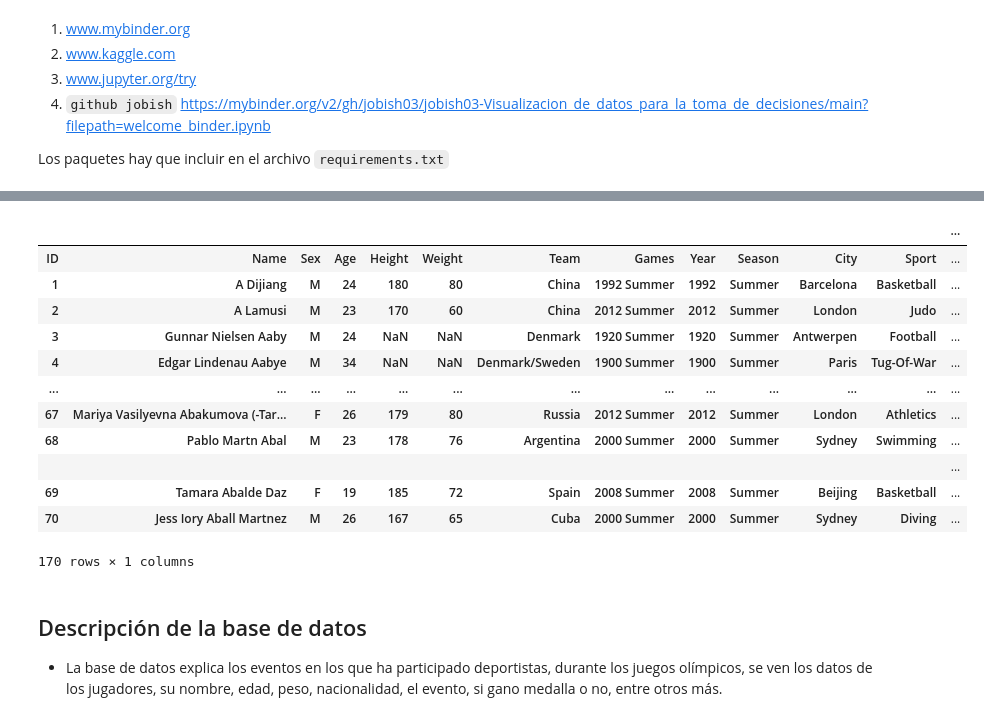
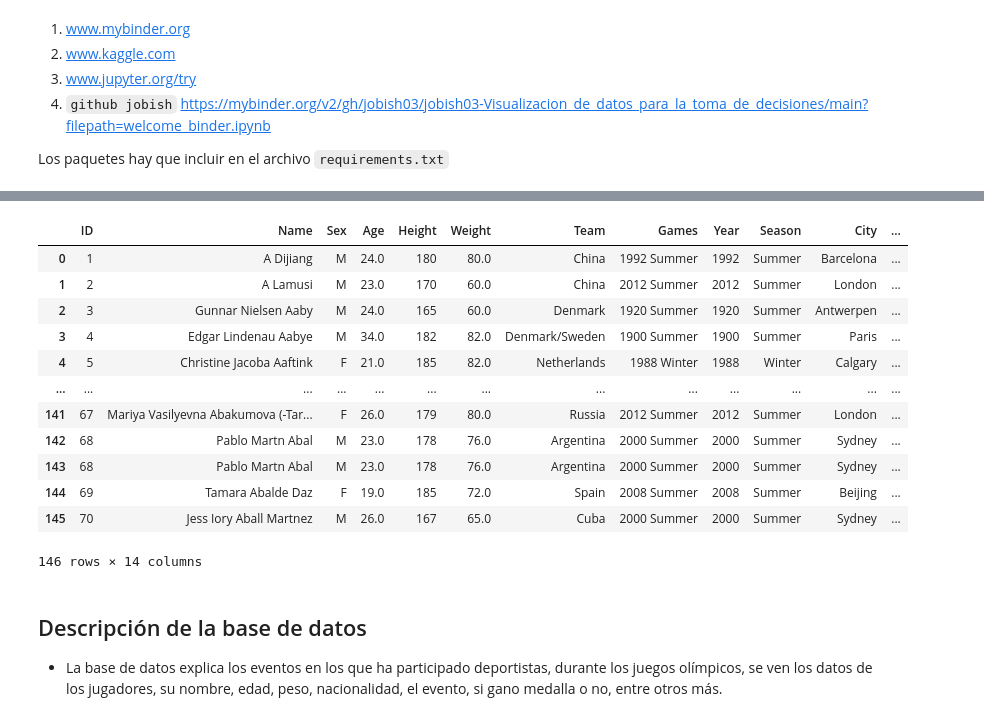
Before and after one commit to maferguillen00/2, a Jupyter notebook: ACT6&10.ipynb, the cells around one changed output, grey strips where cells are left out. Cells and saved outputs as stored; diff of their text form; code cells hidden in the pictures.

```diff
--- a/ACT6&10.ipynb
+++ b/ACT6&10.ipynb
@@ -51,20 +49,20 @@ import seaborn as sns
 # %%
-df = pd.read_csv('athletes_events.csv')
+df = pd.read_csv('athletes_games.csv')
 df
 # %% [output]
-|  |  |  |  |  |  |  |  |  |  |  |  | ... |
-| ID | Name | Sex | Age | Height | Weight | Team | Games | Year | Season | City | Sport | ... |
-| 1 | A Dijiang | M | 24 | 180 | 80 | China | 1992 Summer | 1992 | Summer | Barcelona | Basketball | ... |
-| 2 | A Lamusi | M | 23 | 170 | 60 | China | 2012 Summer | 2012 | Summer | London | Judo | ... |
-| 3 | Gunnar Nielsen Aaby | M | 24 | NaN | NaN | Denmark | 1920 Summer | 1920 | Summer | Antwerpen | Football | ... |
-| 4 | Edgar Lindenau Aabye | M | 34 | NaN | NaN | Denmark/Sweden | 1900 Summer | 1900 | Summer | Paris | Tug-Of-War | ... |
+|  | ID | Name | Sex | Age | Height | Weight | Team | Games | Year | Season | City | ... |
+| 0 | 1 | A Dijiang | M | 24.0 | 180 | 80.0 | China | 1992 Summer | 1992 | Summer | Barcelona | ... |
+| 1 | 2 | A Lamusi | M | 23.0 | 170 | 60.0 | China | 2012 Summer | 2012 | Summer | London | ... |
+| 2 | 3 | Gunnar Nielsen Aaby | M | 24.0 | 165 | 60.0 | Denmark | 1920 Summer | 1920 | Summer | Antwerpen | ... |
+| 3 | 4 | Edgar Lindenau Aabye | M | 34.0 | 182 | 82.0 | Denmark/Sweden | 1900 Summer | 1900 | Summer | Paris | ... |
+| 4 | 5 | Christine Jacoba Aaftink | F | 21.0 | 185 | 82.0 | Netherlands | 1988 Winter | 1988 | Winter | Calgary | ... |
 | ... | ... | ... | ... | ... | ... | ... | ... | ... | ... | ... | ... | ... |
-| 67 | Mariya Vasilyevna Abakumova (-Tar... | F | 26 | 179 | 80 | Russia | 2012 Summer | 2012 | Summer | London | Athletics | ... |
-| 68 | Pablo Martn Abal | M | 23 | 178 | 76 | Argentina | 2000 Summer | 2000 | Summer | Sydney | Swimming | ... |
-|  |  |  |  |  |  |  |  |  |  |  |  | ... |
-| 69 | Tamara Abalde Daz | F | 19 | 185 | 72 | Spain | 2008 Summer | 2008 | Summer | Beijing | Basketball | ... |
-| 70 | Jess Iory Aball Martnez | M | 26 | 167 | 65 | Cuba | 2000 Summer | 2000 | Summer | Sydney | Diving | ... |
+| 141 | 67 | Mariya Vasilyevna Abakumova (-Tar... | F | 26.0 | 179 | 80.0 | Russia | 2012 Summer | 2012 | Summer | London | ... |
+| 142 | 68 | Pablo Martn Abal | M | 23.0 | 178 | 76.0 | Argentina | 2000 Summer | 2000 | Summer | Sydney | ... |
+| 143 | 68 | Pablo Martn Abal | M | 23.0 | 178 | 76.0 | Argentina | 2000 Summer | 2000 | Summer | Sydney | ... |
+| 144 | 69 | Tamara Abalde Daz | F | 19.0 | 185 | 72.0 | Spain | 2008 Summer | 2008 | Summer | Beijing | ... |
+| 145 | 70 | Jess Iory Aball Martnez | M | 26.0 | 167 | 65.0 | Cuba | 2000 Summer | 2000 | Summer | Sydney | ... |
-170 rows × 1 columns
+146 rows × 14 columns
 # %% [markdown]
 ## Descripción de la base de datos
 - La base de datos explica los eventos en los que ha participado deportistas, durante los juegos olímpicos, se ven los datos de los jugadores, su nombre, edad, peso, nacionalidad, el evento, si gano medalla o no, entre otros más.
```
Also changed, not shown: parts of 48 cells of this notebook.
